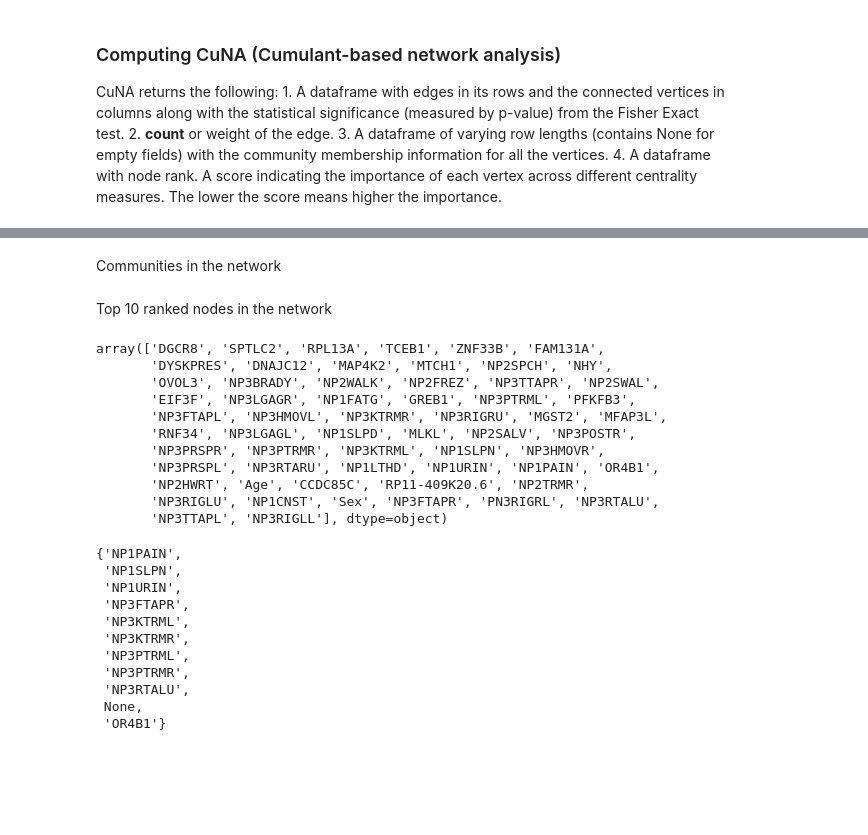
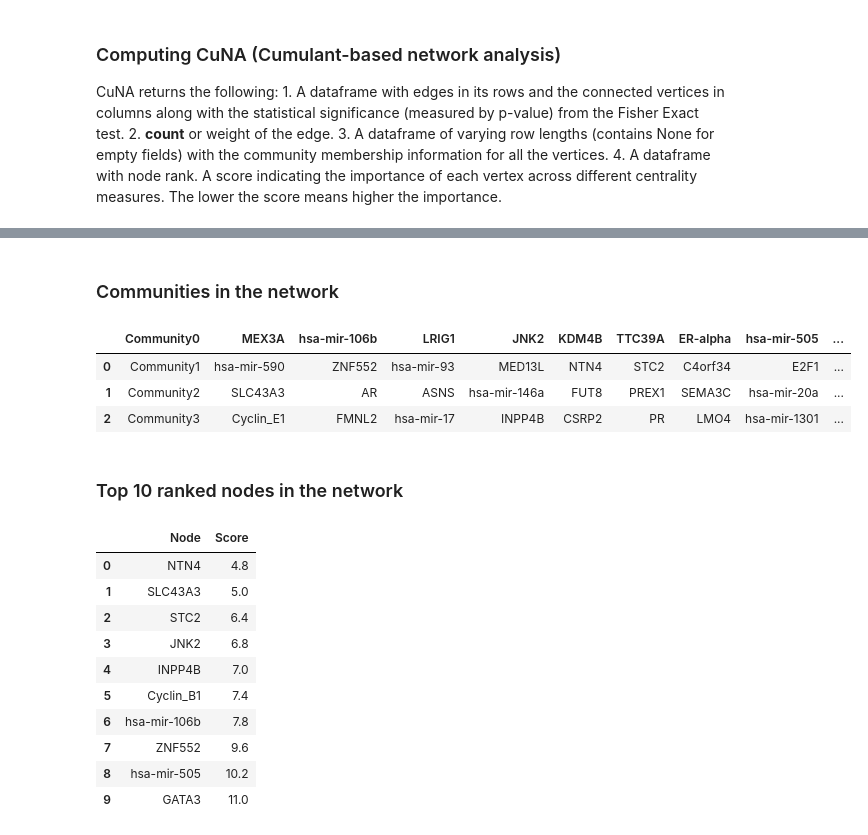
Before and after one commit to BiomedSciAI/Geno4SD, a Jupyter notebook: tutorials/CuNA.ipynb, the cells around one changed output, grey strips where cells are left out. Drawn from its saved outputs; the diff is of its cells as text; code cells hidden in the pictures; blank space fills up the shorter version.

```diff
--- a/tutorials/CuNA.ipynb
+++ b/tutorials/CuNA.ipynb
@@ -146,2 +178,2 @@ Time spent computing CuNA network (mins):  60.88270440896352
 # %% [markdown]
-Communities in the network
+### Communities in the network
@@ -150,2 +180,10 @@ interactions.to_csv('/home/abose/PD/new/Data/cuna_ppmi_interactions_v4.csv', ind
+# %%
+tcga_communities = pd.read_csv(path+"tcga_communities.csv")
+tcga_communities
+# %% [output]
+|  | Community0 | MEX3A | hsa-mir-106b | LRIG1 | JNK2 | KDM4B | TTC39A | ER-alpha | hsa-mir-505 | ... |
+| 0 | Community1 | hsa-mir-590 | ZNF552 | hsa-mir-93 | MED13L | NTN4 | STC2 | C4orf34 | E2F1 | ... |
+| 1 | Community2 | SLC43A3 | AR | ASNS | hsa-mir-146a | FUT8 | PREX1 | SEMA3C | hsa-mir-20a | ... |
+| 2 | Community3 | Cyclin_E1 | FMNL2 | hsa-mir-17 | INPP4B | CSRP2 | PR | LMO4 | hsa-mir-1301 | ... |
 # %% [markdown]
-Top 10 ranked nodes in the network
+### Top 10 ranked nodes in the network
@@ -154,28 +190,15 @@ noderank.to_csv('/home/abose/PD/new/Data/cuna_ppmi_noderank_v4.csv', index=False
-# %%
-nodes
-# %% [output]
-array(['DGCR8', 'SPTLC2', 'RPL13A', 'TCEB1', 'ZNF33B', 'FAM131A',
-       'DYSKPRES', 'DNAJC12', 'MAP4K2', 'MTCH1', 'NP2SPCH', 'NHY',
-       'OVOL3', 'NP3BRADY', 'NP2WALK', 'NP2FREZ', 'NP3TTAPR', 'NP2SWAL',
-       'EIF3F', 'NP3LGAGR', 'NP1FATG', 'GREB1', 'NP3PTRML', 'PFKFB3',
-       'NP3FTAPL', 'NP3HMOVL', 'NP3KTRMR', 'NP3RIGRU', 'MGST2', 'MFAP3L',
-       'RNF34', 'NP3LGAGL', 'NP1SLPD', 'MLKL', 'NP2SALV', 'NP3POSTR',
-       'NP3PRSPR', 'NP3PTRMR', 'NP3KTRML', 'NP1SLPN', 'NP3HMOVR',
-       'NP3PRSPL', 'NP3RTARU', 'NP1LTHD', 'NP1URIN', 'NP1PAIN', 'OR4B1',
-       'NP2HWRT', 'Age', 'CCDC85C', 'RP11-409K20.6', 'NP2TRMR',
-       'NP3RIGLU', 'NP1CNST', 'Sex', 'NP3FTAPR', 'PN3RIGRL', 'NP3RTALU',
-       'NP3TTAPL', 'NP3RIGLL'], dtype=object)
 # %%
-set(communities.iloc[2,:])
+toprank_df = pd.read_csv(path+"TCGA_Rank_score_nodes.txt", sep="\t")
+toprank_df[:10]
 # %% [output]
-{'NP1PAIN',
- 'NP1SLPN',
- 'NP1URIN',
- 'NP3FTAPR',
- 'NP3KTRML',
- 'NP3KTRMR',
- 'NP3PTRML',
- 'NP3PTRMR',
- 'NP3RTALU',
- None,
- 'OR4B1'}
+|  | Node | Score |
+| 0 | NTN4 | 4.8 |
+| 1 | SLC43A3 | 5.0 |
+| 2 | STC2 | 6.4 |
+| 3 | JNK2 | 6.8 |
+| 4 | INPP4B | 7.0 |
+| 5 | Cyclin_B1 | 7.4 |
+| 6 | hsa-mir-106b | 7.8 |
+| 7 | ZNF552 | 9.6 |
+| 8 | hsa-mir-505 | 10.2 |
+| 9 | GATA3 | 11.0 |
```
Also changed, not shown: parts of 19 cells of this notebook, 6 other files.
